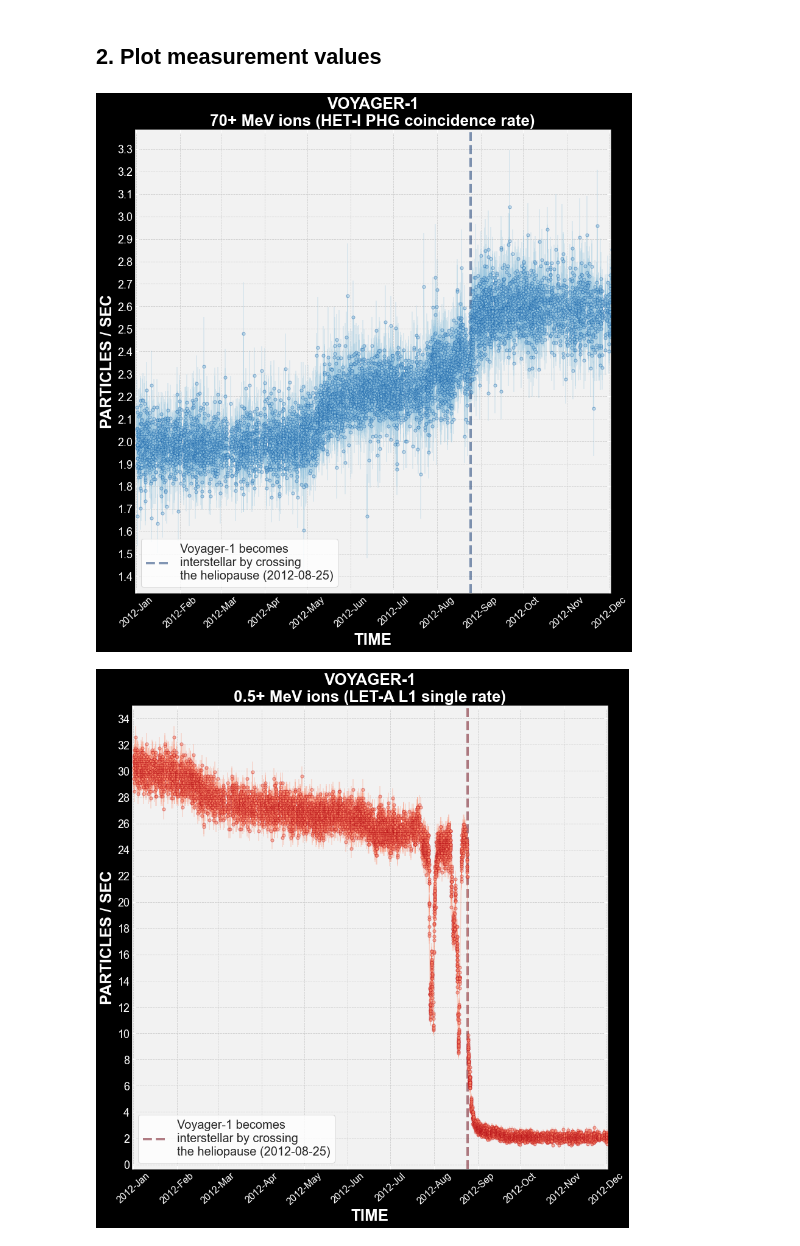
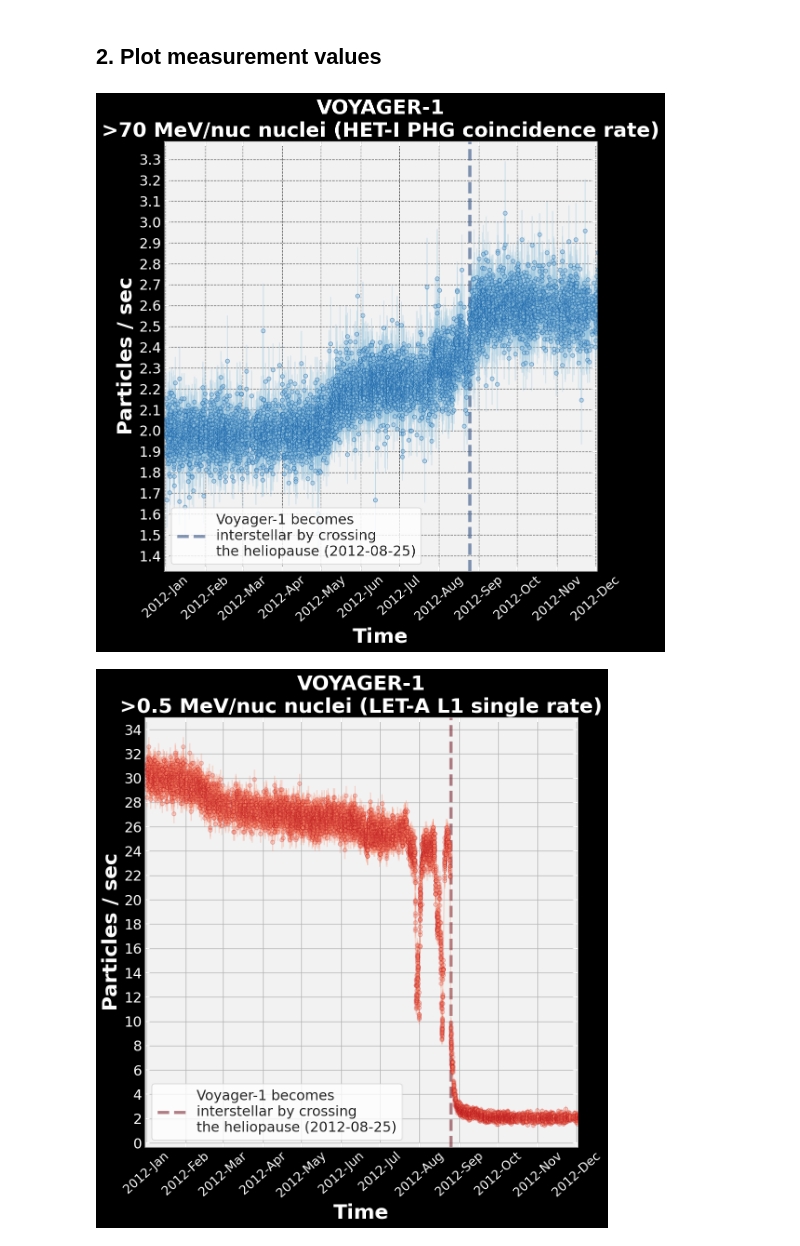
Before and after one commit to masterdesky/physics, a Jupyter notebook: Voyager-1/particle-data-heliopause.ipynb, the cells around one changed output. Saved outputs shown, nothing was run; the diff lists cells and outputs as text; code cells hidden in the pictures.

Commit message:
fixed typo in wave function; reworked voyager plots

```diff
--- a/Voyager-1/particle-data-heliopause.ipynb
+++ b/Voyager-1/particle-data-heliopause.ipynb
@@ -58,14 +50,6 @@ sns.set_style({'axes.axisbelow': True,
                'axes.spines.right': True,
                'axes.spines.top': True,
                'figure.facecolor': 'white',
-               'font.family': ['sans-serif'],
-               'font.sans-serif': ['Arial',
-                'DejaVu Sans',
-                'Liberation Sans',
-                'Bitstream Vera Sans',
-                'sans-serif'],
-               'grid.color': '.8',
-               'grid.linestyle': '--',
                'image.cmap': 'rocket',
                'lines.solid_capstyle': 'round',
                'patch.edgecolor': 'w',
@@ -83,4 +67,4 @@ sns.set_style({'axes.axisbelow': True,
 # Colorpalettes, colormaps, etc.
 sns.set_palette(palette='rocket')
 # %%
-DATADIR = '/home/masterdesky/data/Voyager-1/'
+DATADIR = '/home/masterdesky/data/voyager/'
@@ -96,12 +71,18 @@ data_LA1['Time'] = pd.to_datetime(data_LA1['Time'])
 # %%
 HELIOPAUSE = np.datetime64('2012-08-25')
+# %%
+data = pd.read_csv(os.path.join(DATADIR, '20120101-20121231-voyager-1-het-1-phg.txt'),
+                   sep=' ', skiprows=2, parse_dates=[0],
+                   names=['Time', 'PHG', 'PHG_err'])
+data_PHG = data.drop(labels=data[data['PHG'] == 0].index)
+data_PHG['Time'] = pd.to_datetime(data_PHG['Time'])
 # %% [markdown]
 ## 2. Plot measurement values
 # %%
-fig, axes = plt.subplots(figsize=(14,14),
+fig, axes = plt.subplots(figsize=(10, 10), dpi=120,
                          facecolor='black', subplot_kw={'facecolor' : '.95'})
 
-axes.grid(True)
+axes.grid(True, color='black', ls='--', alpha=0.6)
 
 cmap = cm.Blues
 x = data_PHG['Time']
@@ -118,40 +99,40 @@ axes.scatter(x, y, s=sr**2,
 axes.axvline(x=HELIOPAUSE, label='Voyager-1 becomes\ninterstellar by crossing\nthe heliopause (2012-08-25)',
              color=cmap(1.0), lw=4, ls='--', alpha=0.5, zorder=2)
 
-axes.set_title('VOYAGER-1\n70+ MeV ions (HET-I PHG coincidence rate)',
+axes.set_title('VOYAGER-1\n>70 MeV/nuc nuclei (HET-I PHG coincidence rate)',
                fontsize=axistitlesize, fontweight='bold', color='white')
-axes.set_xlabel('TIME',
+axes.set_xlabel('Time',
                 fontsize=axislabelsize, fontweight='bold', color='white')
-axes.set_ylabel('PARTICLES / SEC',
+axes.set_ylabel('Particles / sec',
                 fontsize=axislabelsize, fontweight='bold', color='white')
 
 ## X-ticks
 # Major ticks every month
 axes.xaxis.set_major_locator(mdates.MonthLocator(interval=1))
 axes.xaxis.set_major_formatter(mdates.DateFormatter('%Y-%b'))
 # Tick parameters
 axes.tick_params(axis='x', which='both',
                  colors='white', labelsize=16, rotation=42)
 # Ax limits
 datemin = np.datetime64('2012-01-01') - np.timedelta64(1, 'D')
 datemax = np.datetime64('2012-12-01') + np.timedelta64(1, 'D')
 axes.set_xlim(datemin, datemax)
 
 ## Y-ticks
 # Major ticks every 0.1
 loc = plticker.MultipleLocator(base=0.1) # this locator puts ticks at regular intervals
 axes.yaxis.set_major_locator(loc)
 # Tick parameters
 axes.tick_params(axis='y', which='both',
                  colors='white', labelsize=18, rotation=0)
 
-axes.legend(loc='lower left', fontsize=axislegendsize-3)
+axes.legend(loc='lower left', fontsize=axislegendsize-5)
 
-plt.savefig('voyager_70mev_HET-I-PHG-heliopause.png',
+plt.savefig('voyager_70mev_HET-I-PHG-heliopause.svg',
             format='png',
             dpi=150,
             bbox_inches='tight')
 
 plt.show()
 # %% [output]
-[figure, old version]
+[figure, new version]
@@ -158,5 +145,5 @@ plt.show()
 # %%
-fig, axes = plt.subplots(figsize=(14,14),
+fig, axes = plt.subplots(figsize=(10, 10), dpi=120,
                          facecolor='black', subplot_kw={'facecolor' : '.95'})
 
 axes.grid(True)
@@ -170,17 +157,17 @@ axes.errorbar(x, y, yerr=y_err,
 
 sr = 5
 axes.scatter(x, y, s=sr**2,
-             color=cmap(0.4), ec=cmap(0.8, 0.2), alpha=0.5,
+             color=cmap(0.4), ec=cmap(0.8, 0.2), alpha=0.3,
              zorder=3)
 
 axes.axvline(x=HELIOPAUSE, label='Voyager-1 becomes\ninterstellar by crossing\nthe heliopause (2012-08-25)',
              color=cmap(1.0), lw=4, ls='--', alpha=0.5, zorder=2)
 
-axes.set_title('VOYAGER-1\n0.5+ MeV ions (LET-A L1 single rate)',
+axes.set_title('VOYAGER-1\n>0.5 MeV/nuc nuclei (LET-A L1 single rate)',
                fontsize=axistitlesize, fontweight='bold', color='white')
-axes.set_xlabel('TIME',
+axes.set_xlabel('Time',
                 fontsize=axislabelsize, fontweight='bold', color='white')
-axes.set_ylabel('PARTICLES / SEC',
+axes.set_ylabel('Particles / sec',
                 fontsize=axislabelsize, fontweight='bold', color='white')
 
 ## X-ticks
@@ -203,13 +190,13 @@ axes.yaxis.set_major_locator(loc)
 axes.tick_params(axis='y', which='both',
                  colors='white', labelsize=18, rotation=0)
 
-axes.legend(loc='lower left', fontsize=axislegendsize-3)
+axes.legend(loc='lower left', fontsize=axislegendsize-5)
 
-plt.savefig('voyager_05mev_LET-A-L1-heliopause.png',
+plt.savefig('voyager_05mev_LET-A-L1-heliopause.svg',
             format='png',
             dpi=150,
             bbox_inches='tight')
 
 plt.show()
 # %% [output]
-[figure, old version]
+[figure, new version]
```
Also changed, not shown: parts of 3 cells of this notebook, 2 other files.
